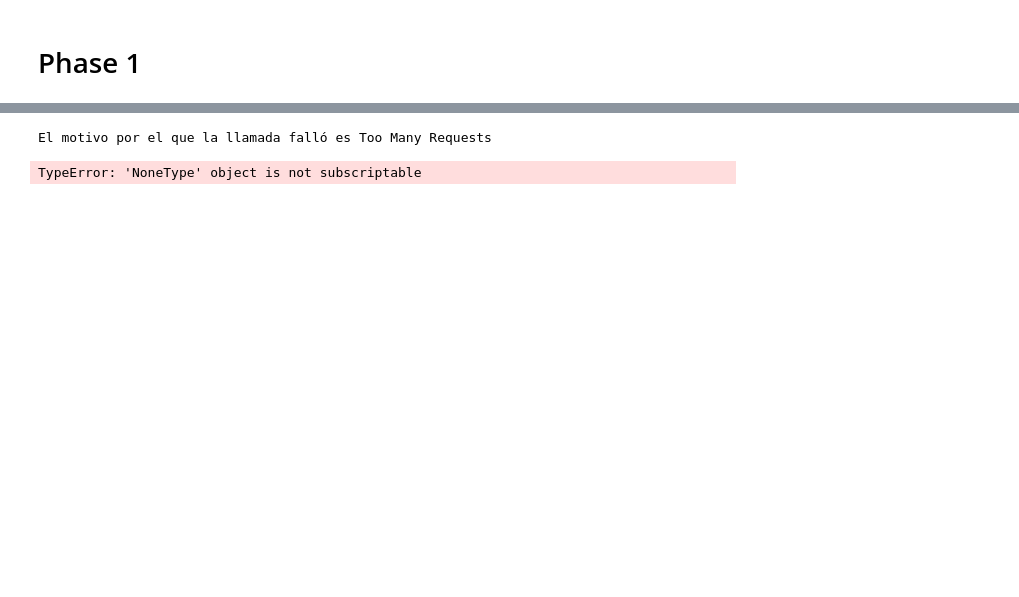
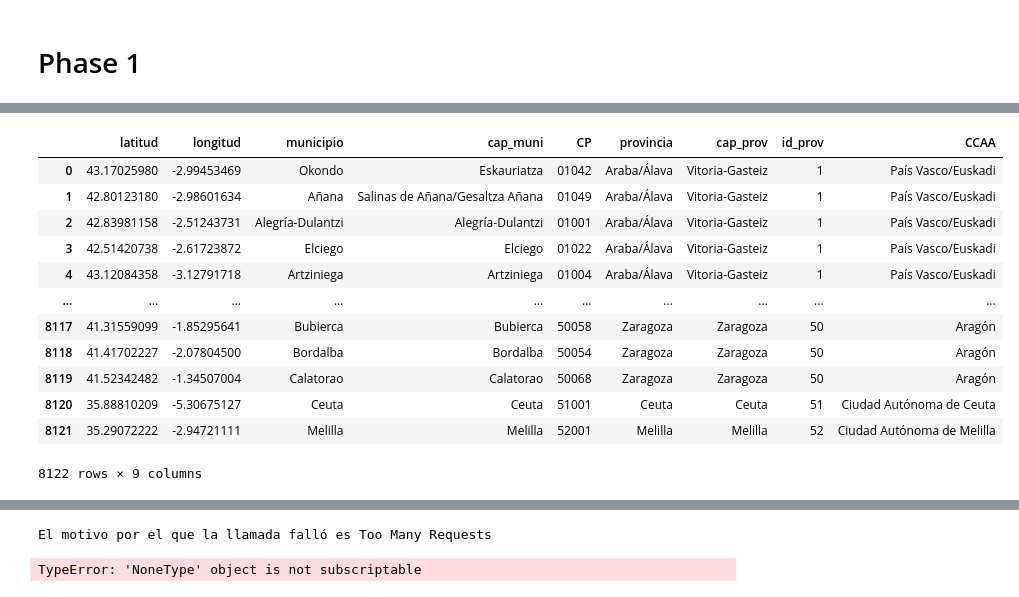
Before and after one commit to Tamgama/Digiweather, a Jupyter notebook: Phase 1/Phase 1.ipynb, the cells around one changed output, grey strips where cells are left out. Cells and saved outputs as stored; diff of their text form; code cells hidden in the pictures; blank space fills up the shorter version.

```diff
--- a/Phase 1/Phase 1.ipynb
+++ b/Phase 1/Phase 1.ipynb
@@ -77,10 +58,0 @@ df_municipios[df_municipios['capital'] == 'Murcia']
-# %%
-# sacar una lista con todos los municipios y sus códigos
-muni_list= df_municipios["id"].unique().tolist()
-
-# extraer los números identificativos de cada municipio
-#lista_muni = [re.findall("\d+", muni)[0] for muni in lista_muni]
-
-df_municipios['id'] = [id[2:] for id in df_municipios['id']]
-
-muni_list = df_municipios['id']
@@ -86,0 +65,6 @@ muni_list = df_municipios['id']
+# %%
+df_provs = pd.read_csv('../src/provincias', index_col=0)
+df_provs.drop(labels=["CODAUTON"], axis = 1, inplace=True)
+df_provs.rename(columns={"CODPROV":"id_prov", "NOMBRE_PROVINCIA":"provincia", "COMUNIDAD_CIUDAD_AUTONOMA":"CCAA", "CAPITAL_PROVINCIA": "cap_prov"}, inplace=True)
+
+df_provs
@@ -87 +89,20 @@ muni_list = df_municipios['id']
+# %%
+df_completo = df_municipios.merge(df_provs, on="id_prov", how= "left")
+df_completo = df_completo[["latitud", "longitud", "municipio", "cap_muni", "id", "CP", "provincia", "cap_prov", "id_prov", "CCAA",]]
+# df_completo.drop(labels=["id"], axis= 1, inplace=True)
+df_completo
+# %% [output]
+|  | latitud | longitud | municipio | cap_muni | CP | provincia | cap_prov | id_prov | CCAA |
+| 0 | 43.17025980 | -2.99453469 | Okondo | Eskauriatza | 01042 | Araba/Álava | Vitoria-Gasteiz | 1 | País Vasco/Euskadi |
+| 1 | 42.80123180 | -2.98601634 | Añana | Salinas de Añana/Gesaltza Añana | 01049 | Araba/Álava | Vitoria-Gasteiz | 1 | País Vasco/Euskadi |
+| 2 | 42.83981158 | -2.51243731 | Alegría-Dulantzi | Alegría-Dulantzi | 01001 | Araba/Álava | Vitoria-Gasteiz | 1 | País Vasco/Euskadi |
+| 3 | 42.51420738 | -2.61723872 | Elciego | Elciego | 01022 | Araba/Álava | Vitoria-Gasteiz | 1 | País Vasco/Euskadi |
+| 4 | 43.12084358 | -3.12791718 | Artziniega | Artziniega | 01004 | Araba/Álava | Vitoria-Gasteiz | 1 | País Vasco/Euskadi |
+| ... | ... | ... | ... | ... | ... | ... | ... | ... | ... |
+| 8117 | 41.31559099 | -1.85295641 | Bubierca | Bubierca | 50058 | Zaragoza | Zaragoza | 50 | Aragón |
+| 8118 | 41.41702227 | -2.07804500 | Bordalba | Bordalba | 50054 | Zaragoza | Zaragoza | 50 | Aragón |
+| 8119 | 41.52342482 | -1.34507004 | Calatorao | Calatorao | 50068 | Zaragoza | Zaragoza | 50 | Aragón |
+| 8120 | 35.88810209 | -5.30675127 | Ceuta | Ceuta | 51001 | Ceuta | Ceuta | 51 | Ciudad Autónoma de Ceuta |
+| 8121 | 35.29072222 | -2.94721111 | Melilla | Melilla | 52001 | Melilla | Melilla | 52 | Ciudad Autónoma de Melilla |
+8122 rows × 9 columns
 # %%
```
Also changed, not shown: parts of 19 cells of this notebook, 9 other files.
